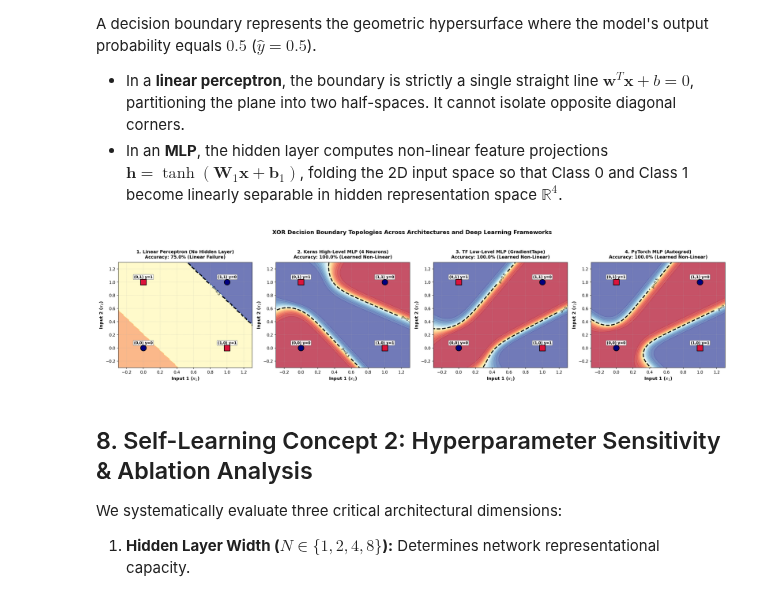
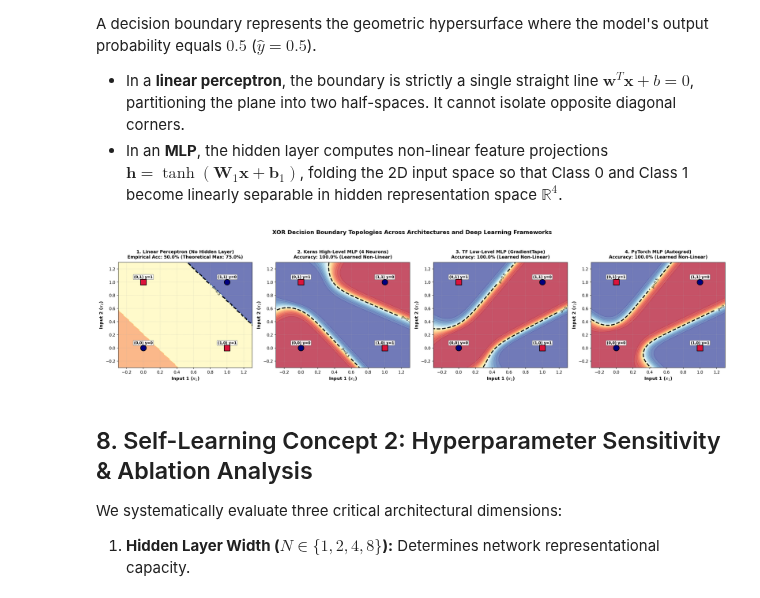
Before and after one commit to Vishwaxs/Cloud-Lab-2547255, a Jupyter notebook: coursework/ml/Lab10/Lab10_XOR_MLP_Keras_TensorFlow.ipynb, the cells around one changed output. Drawn from its saved outputs; the diff is of its cells as text; code cells hidden in the pictures.

Commit message:
Refine Lab 10 wording for learning rate, activation, and single perceptron accuracy analysis

```diff
--- a/coursework/ml/Lab10/Lab10_XOR_MLP_Keras_TensorFlow.ipynb
+++ b/coursework/ml/Lab10/Lab10_XOR_MLP_Keras_TensorFlow.ipynb
@@ -541,39 +552,39 @@ z_torch = torch_model(torch.tensor(grid_points, dtype=torch.float32)).detach().n
 
 fig, axes = plt.subplots(1, 4, figsize=(22, 5.2), dpi=150)
 models_info = [
-    (axes[0], z_linear, "1. Linear Perceptron (No Hidden Layer)\nAccuracy: 75.0% (Linear Failure)", "Linear Boundary"),
+    (axes[0], z_linear, "1. Linear Perceptron (No Hidden Layer)\nEmpirical Acc: 50.0% (Theoretical Max: 75.0%)", "Linear Boundary"),
     (axes[1], z_keras, "2. Keras High-Level MLP (4 Neurons)\nAccuracy: 100.0% (Learned Non-Linear)", "Keras Non-linear"),
     (axes[2], z_tf, "3. TF Low-Level MLP (GradientTape)\nAccuracy: 100.0% (Learned Non-Linear)", "TF Low-Level Non-linear"),
     (axes[3], z_torch, "4. PyTorch MLP (Autograd)\nAccuracy: 100.0% (Learned Non-Linear)", "PyTorch Non-linear")
 ]
 
 for ax, z_val, title, label in models_info:
     cf = ax.contourf(xx, yy, z_val, levels=25, cmap='RdYlBu', alpha=0.7)
     cs = ax.contour(xx, yy, z_val, levels=[0.5], colors='black', linewidths=2.5, linestyles='--')
     ax.clabel(cs, fmt='p=0.5', fontsize=9)
 
     for i in range(4):
         x1, x2 = X_np[i, 0], X_np[i, 1]
         target = int(y_np[i, 0])
         marker = 'o' if target == 0 else 's'
         color = 'navy' if target == 0 else 'crimson'
         label_txt = f"({int(x1)},{int(x2)}) y={target}"
         ax.scatter(x1, x2, color=color, s=200, edgecolors='black', linewidth=1.5, zorder=5, marker=marker)
         ax.annotate(label_txt, (x1, x2), textcoords="offset points", xytext=(0, 10), ha='center',
                     fontsize=9, fontweight='bold', bbox=dict(boxstyle="round,pad=0.2", fc="white", ec="gray", alpha=0.9))
 
     ax.set_xlim([-0.3, 1.3])
     ax.set_ylim([-0.3, 1.3])
     ax.set_xlabel('Input 1 ($x_1$)', fontsize=11, fontweight='bold')
     ax.set_ylabel('Input 2 ($x_2$)', fontsize=11, fontweight='bold')
     ax.set_title(title, fontsize=11, fontweight='bold', pad=10)
     ax.grid(True, linestyle=':', alpha=0.6)
 
 plt.suptitle("XOR Decision Boundary Topologies Across Architectures and Deep Learning Frameworks", fontsize=14, fontweight='bold', y=1.04)
 plt.tight_layout()
 plt.show()
 # %% [output]
-[figure, old version]
+[figure, new version]
 # %% [markdown]
 ## 8. Self-Learning Concept 2: Hyperparameter Sensitivity & Ablation Analysis
 
```
Also changed, not shown: parts of 5 cells of this notebook, 5 other files.
